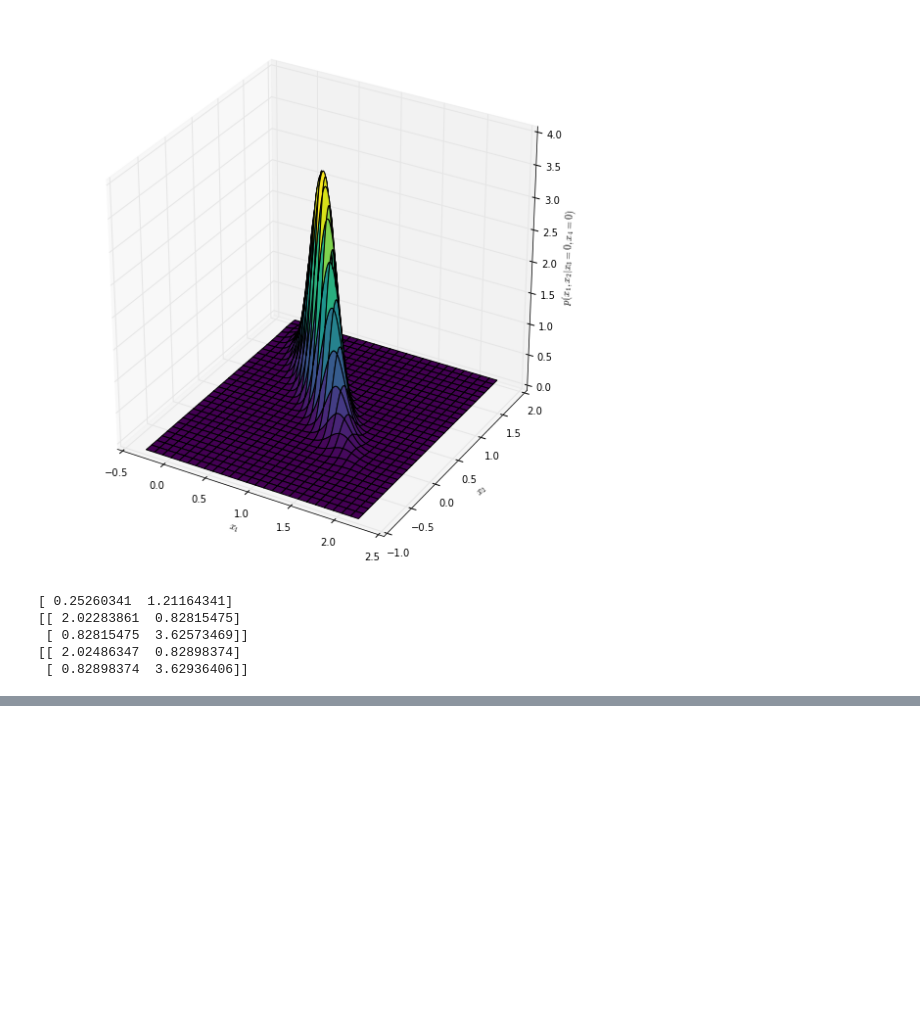
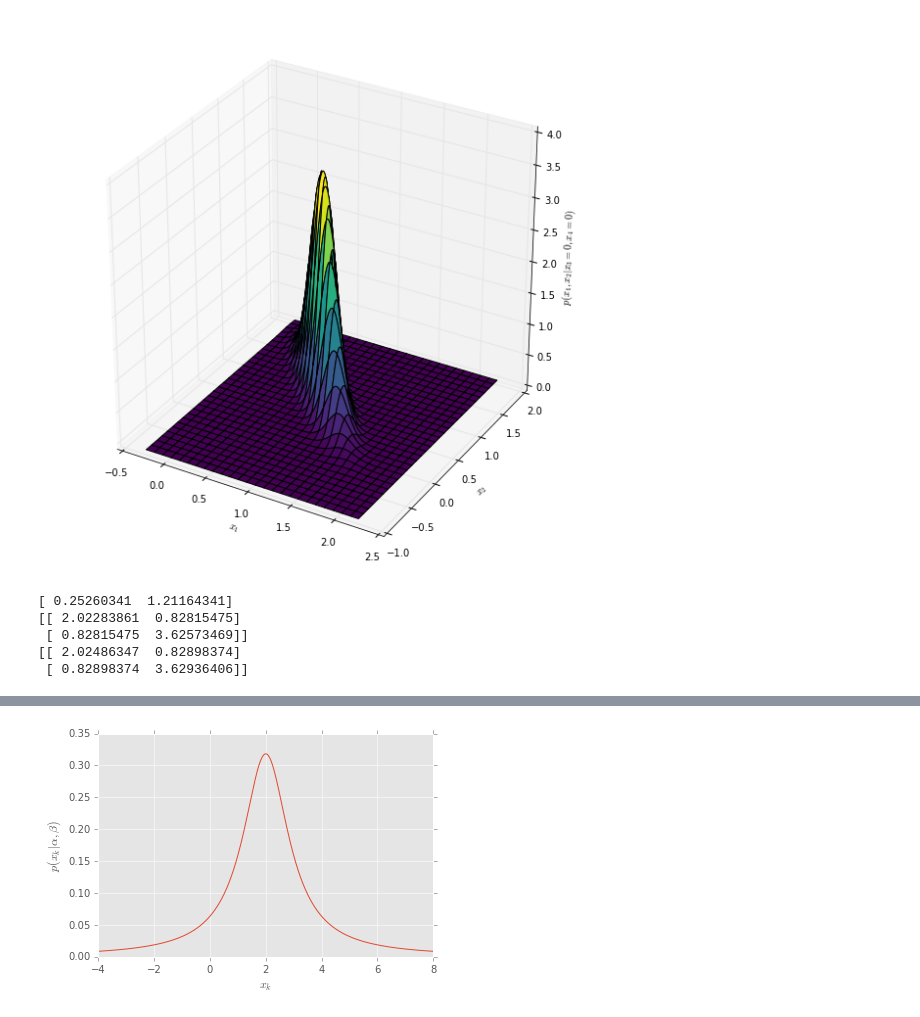
Before and after one commit to Learn2Ln/statistical-machine-learning, a Jupyter notebook: Assignment 2/Assignment2.ipynb, the cells around one changed output, grey strips where cells are left out. Saved outputs shown, nothing was run; the diff lists cells and outputs as text; code cells hidden in the pictures; blank space fills up the shorter version.

```diff
--- a/Assignment 2/Assignment2.ipynb
+++ b/Assignment 2/Assignment2.ipynb
@@ -48,7 +48,8 @@ N = 1000
 # %%
 # data = np.random.multivariate_normal([0.28, 1.18], [[2.0, 0.8], [0.8, 4.0]], N)
 # %%
-np.savetxt('data.txt', data)
+# np.savetxt('data.txt', data)
+data = np.loadtxt('data.txt')
 # %%
 mu_ml = data.mean(axis=0)
 x = data - mu_ml
@@ -73,0 +124,13 @@ print(mu_ml)
+# %%
+def p_xk(x, alpha, beta):
+    return beta / (np.pi * (beta**2 + (x-alpha)**2))
+# %%
+x = np.linspace(-4, 8, num=1000)
+probs = p_xk(x, 2, 1)
+plt.plot(x, probs)
+plt.xlabel('$x_k$')
+plt.ylabel(r'$p(x_k | \alpha, \beta)$')
+plt.savefig('plots/prob_xk.png', bbox_inches='tight', dpi=300)
+plt.show()
+# %% [output]
+[figure, added]
```
Also changed, not shown: parts of 17 cells of this notebook, 11 other files.
